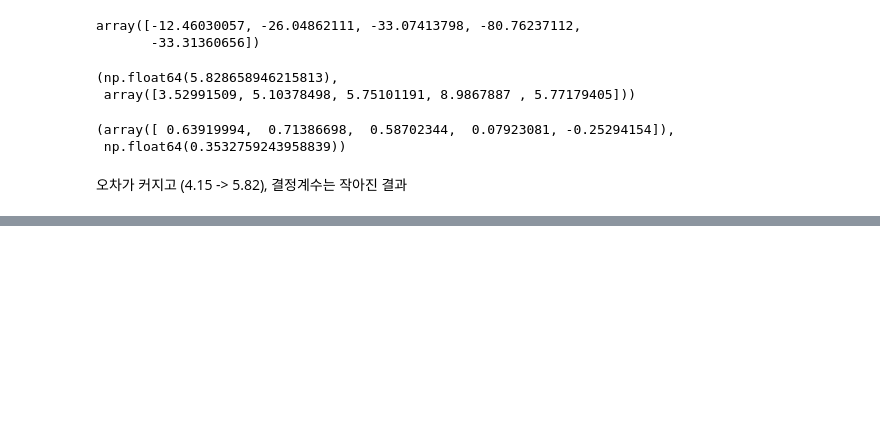
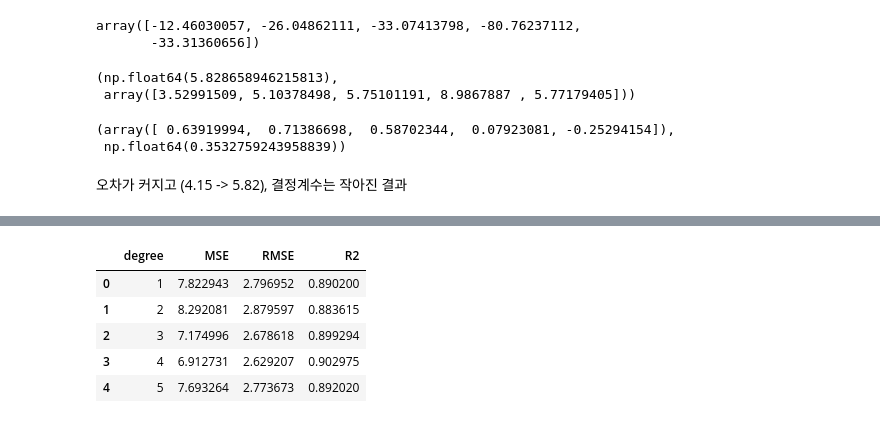
Before and after one commit to hongsh2003/hipython_rep, a Jupyter notebook: 37_선형회귀분석.ipynb, the cells around one changed output, grey strips where cells are left out. Drawn from its saved outputs; the diff is of its cells as text; code cells hidden in the pictures; blank space fills up the shorter version.

```diff
--- a/37_선형회귀분석.ipynb
+++ b/37_선형회귀분석.ipynb
@@ -167,0 +185,3 @@ r2_scores, np.mean(r2_scores)
+# %%
+pred_poly = model_poly.predict(X_test)
+mean_squared_error(y_test, pred_poly)
@@ -167,0 +196,20 @@ r2_scores, np.mean(r2_scores)
+# %%
+results = []
+
+for degree in range(1, 5):
+    model_poly = Pipeline([
+        ('poly', PolynomialFeatures(degree = degree, include_bias = False)),
+        ('linear', LinearRegression())]
+    )
+    model_poly.fit(X_train, y_train)
+    pred_poly = model_poly.predict(X_test)
+    mse = mean_squared_error(y_test, pred_poly)
+    rmse = np.sqrt(mse)
+    r2 = r2_score(y_test, pred_poly)
+
+    results.append({'degree': degree,
+                    'MSE': mse,
+                    'RMSE': rmse,
+                    'R2':r2})
+
+pd.DataFrame(results)
@@ -167,0 +222,29 @@ r2_scores, np.mean(r2_scores)
+# %%
+from sklearn.ensemble import RandomForestRegressor
+
+results = []
+
+for degree in range(1, 6):
+    model_poly = Pipeline([
+        ('poly', PolynomialFeatures(degree = degree, include_bias = False)),
+        ('random', RandomForestRegressor())]
+    )
+    model_poly.fit(X_train, y_train)
+    pred_poly = model_poly.predict(X_test)
+    mse = mean_squared_error(y_test, pred_poly)
+    rmse = np.sqrt(mse)
+    r2 = r2_score(y_test, pred_poly)
+
+    results.append({'degree': degree,
+                    'MSE': mse,
+                    'RMSE': rmse,
+                    'R2':r2})
+
+pd.DataFrame(results)
+# %% [output]
+|  | degree | MSE | RMSE | R2 |
+| 0 | 1 | 7.822943 | 2.796952 | 0.890200 |
+| 1 | 2 | 8.292081 | 2.879597 | 0.883615 |
+| 2 | 3 | 7.174996 | 2.678618 | 0.899294 |
+| 3 | 4 | 6.912731 | 2.629207 | 0.902975 |
+| 4 | 5 | 7.693264 | 2.773673 | 0.892020 |
```
Also changed, not shown: parts of 9 cells of this notebook, 3 other files.
